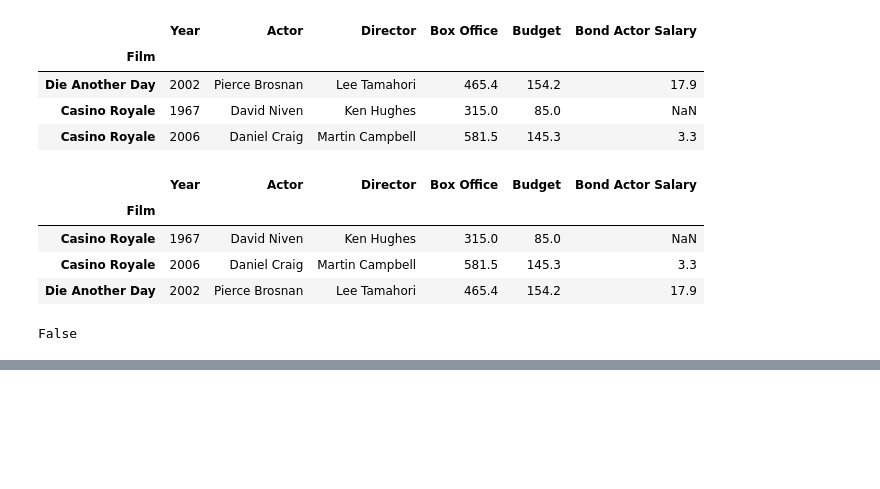
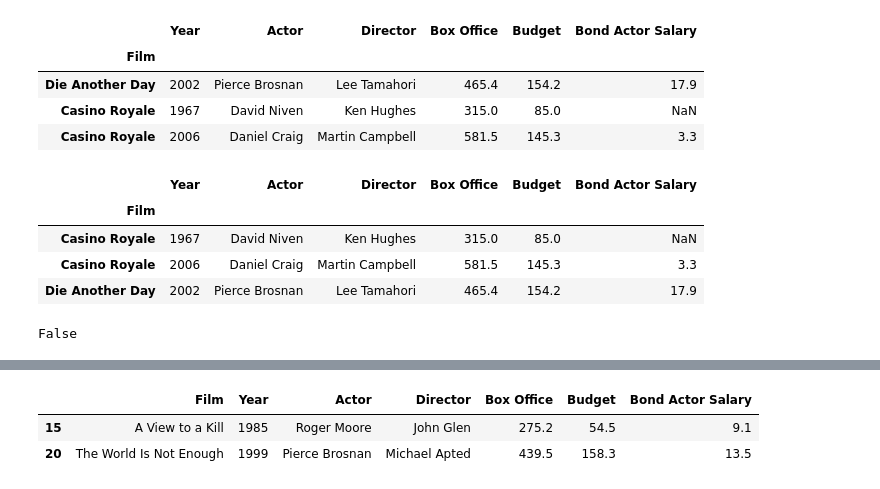
Before and after one commit to mekchou/DataAnalysisWithPandasAndPython, a Jupyter notebook: Sec6DataFrames3.ipynb, the cells around one changed output, grey strips where cells are left out. Drawn from its saved outputs; the diff is of its cells as text; code cells hidden in the pictures; blank space fills up the shorter version.

```diff
--- a/Sec6DataFrames3.ipynb
+++ b/Sec6DataFrames3.ipynb
@@ -133,0 +157,6 @@ False
+# %%
+bond.iloc[[15,20]]
+# %% [output]
+|  | Film | Year | Actor | Director | Box Office | Budget | Bond Actor Salary |
+| 15 | A View to a Kill | 1985 | Roger Moore | John Glen | 275.2 | 54.5 | 9.1 |
+| 20 | The World Is Not Enough | 1999 | Pierce Brosnan | Michael Apted | 439.5 | 158.3 | 13.5 |
```
Also changed, not shown: parts of 9 cells of this notebook.
